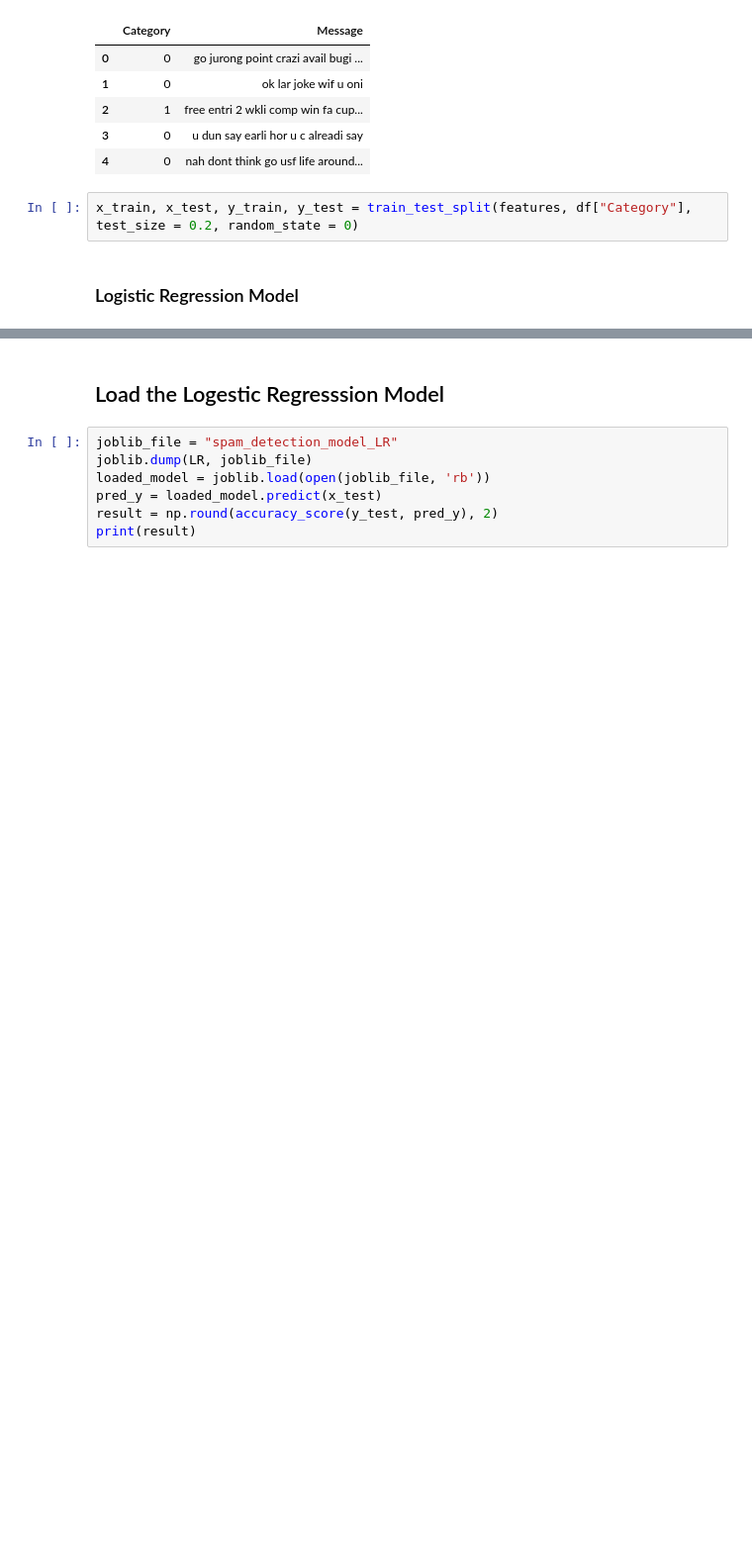
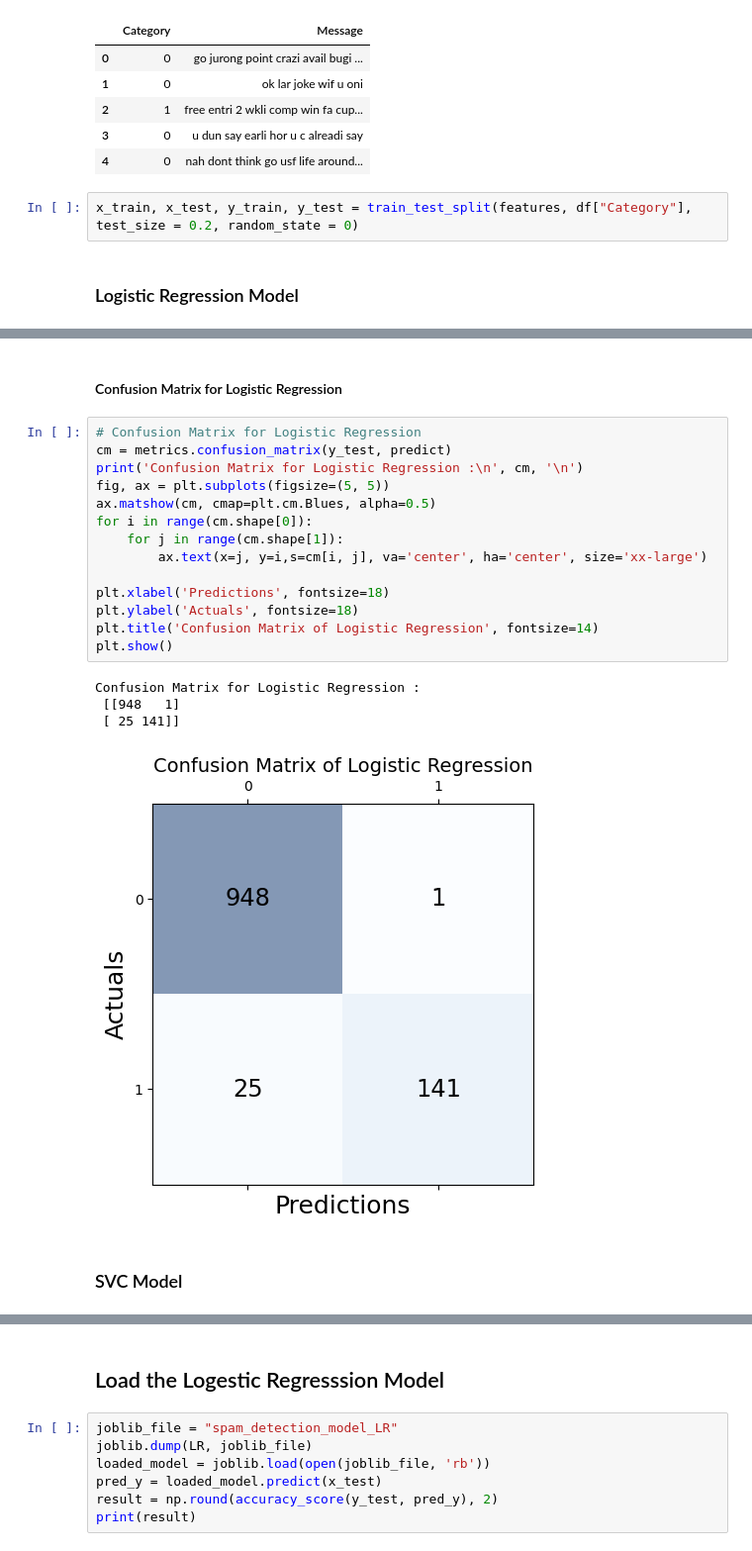
Before and after one commit to aliabdallah7/spam-detection, a Jupyter notebook: src.ipynb, the cells around one changed output, grey strips where cells are left out. Shown at 99% size. Saved outputs shown, nothing was run; the diff lists cells and outputs as text; blank space fills up the shorter version.

```diff
--- a/src.ipynb
+++ b/src.ipynb
@@ -286,0 +289,23 @@ Logistic Regression accuracy is: 97.58%
+# %% [markdown]
+#### Confusion Matrix for Logistic Regression
+# %%
+# Confusion Matrix for Logistic Regression
+cm = metrics.confusion_matrix(y_test, predict)
+print('Confusion Matrix for Logistic Regression :\n', cm, '\n')
+fig, ax = plt.subplots(figsize=(5, 5))
+ax.matshow(cm, cmap=plt.cm.Blues, alpha=0.5)
+for i in range(cm.shape[0]):
+    for j in range(cm.shape[1]):
+        ax.text(x=j, y=i,s=cm[i, j], va='center', ha='center', size='xx-large')
+
+plt.xlabel('Predictions', fontsize=18)
+plt.ylabel('Actuals', fontsize=18)
+plt.title('Confusion Matrix of Logistic Regression', fontsize=14)
+plt.show()
+# %% [output]
+Confusion Matrix for Logistic Regression :
+ [[948   1]
+ [ 25 141]]
+[figure, added]
+# %% [markdown]
+### SVC Model
```
Also changed, not shown: parts of 13 cells of this notebook, 3 other files.
